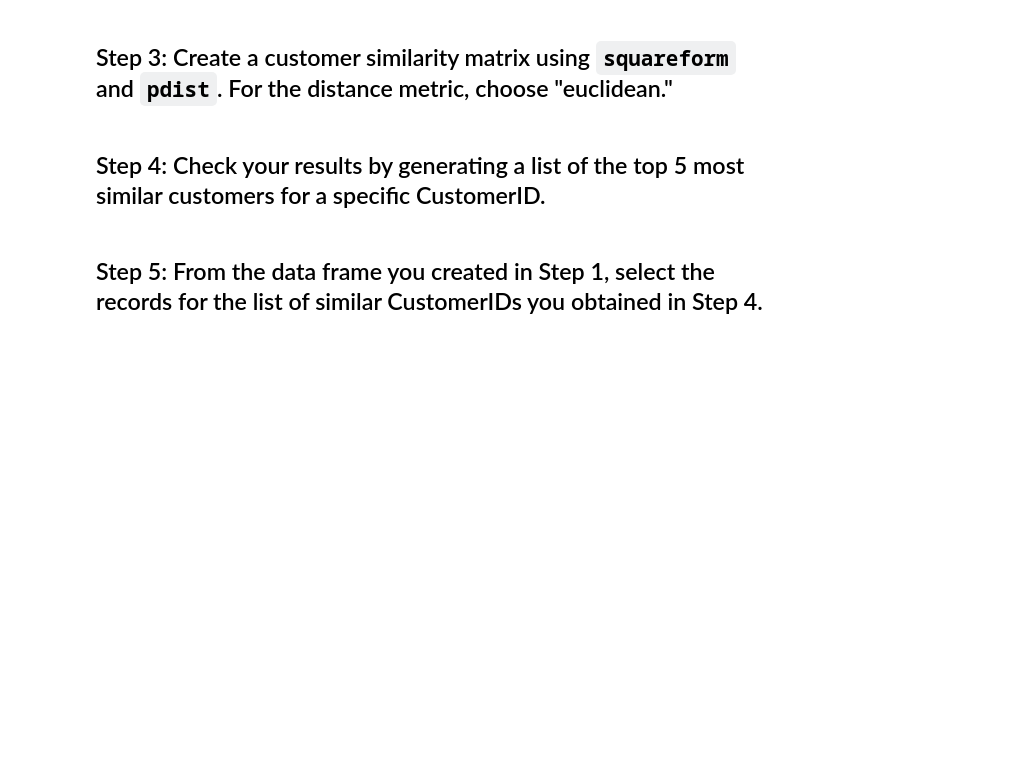
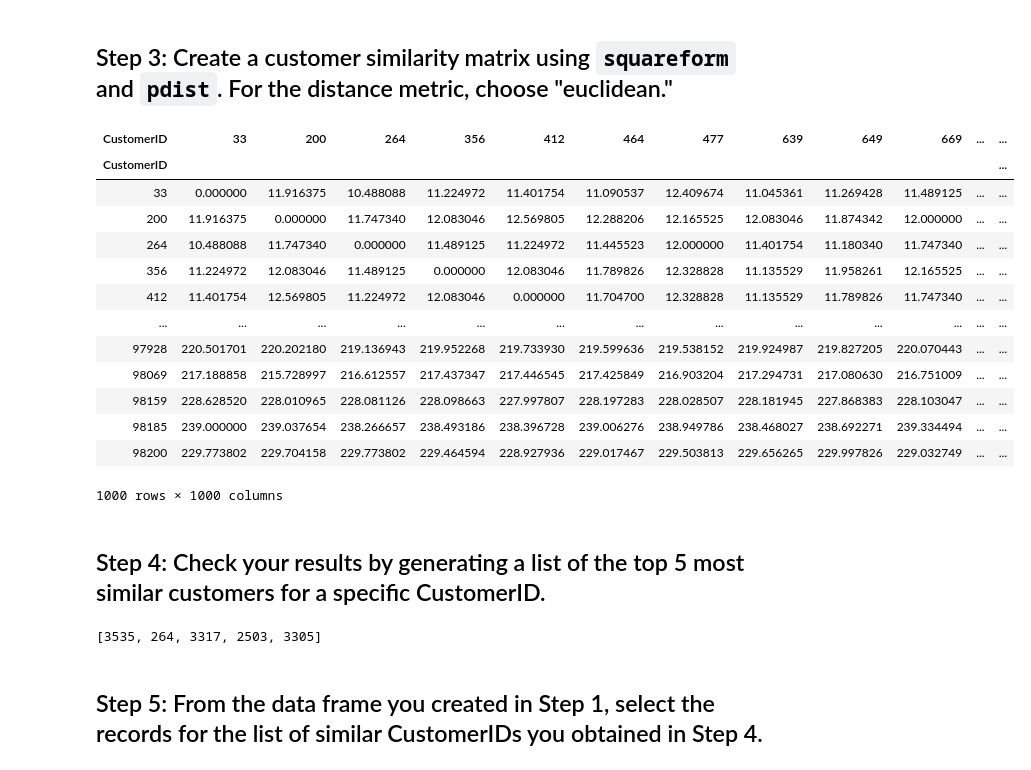
Before and after one commit to ta-datapt-bcn/lab-intro-recommender-systems, a Jupyter notebook: your-code/main.ipynb, the cells around one changed output. Cells and saved outputs as stored; diff of their text form; code cells hidden in the pictures; blank space fills up the shorter version.

```diff
--- a/your-code/main.ipynb
+++ b/your-code/main.ipynb
@@ -8,6 +8,6 @@ For this lab, we are going to be putting together a user similarity based recomm
 import pandas as pd
 from scipy.spatial.distance import pdist, squareform
 # %%
-data = pd.read_csv('./data/customer_product_sales.csv')
+data = pd.read_csv('../data/customer_product_sales.csv')
 # %%
 data.head()
@@ -15,3 +22,6 @@ data.head()
 ## Step 1: Create a data frame that contains the total quantity of each product purchased by each customer.
 
 You will need to group by CustomerID and ProductName and then sum the Quantity field.
+# %%
+df = pd.DataFrame(data.groupby(['CustomerID', 'ProductName']).Quantity.sum())
+df = df.reset_index()
@@ -19,3 +45,6 @@ You will need to group by CustomerID and ProductName and then sum the Quantity f
 ## Step 2: Use the `pivot_table` method to create a product by customer matrix.
 
 The rows of the matrix should represent the products, the columns should represent the customers, and the values should be the quantities of each product purchased by each customer. You will also need to replace nulls with zeros, which you can do using the `fillna` method.
+# %%
+product_by_customer = df.pivot_table(index=["CustomerID"], columns=["ProductName"], values=["Quantity"]).fillna(0)
+product_by_customer
@@ -22,6 +67,44 @@ The rows of the matrix should represent the products, the columns should represe
 # %% [markdown]
 ## Step 3: Create a customer similarity matrix using `squareform` and `pdist`. For the distance metric, choose "euclidean."
+# %%
+#since it's euclidean it's the distance, to get the similarity would need to normalize the data first
+
+def distancia(summary, metric='euclidean'):
+    pairwise = pd.DataFrame(
+        squareform(pdist(summary, metric)),
+        columns = summary.index,
+        index = summary.index
+    )
+    return pairwise
+# %%
+euclidean_dist = distancia(product_by_customer)
+euclidean_dist
+# %% [output]
+| CustomerID | 33 | 200 | 264 | 356 | 412 | 464 | 477 | 639 | 649 | 669 | ... | ... |
+| CustomerID |  |  |  |  |  |  |  |  |  |  |  | ... |
+| 33 | 0.000000 | 11.916375 | 10.488088 | 11.224972 | 11.401754 | 11.090537 | 12.409674 | 11.045361 | 11.269428 | 11.489125 | ... | ... |
+| 200 | 11.916375 | 0.000000 | 11.747340 | 12.083046 | 12.569805 | 12.288206 | 12.165525 | 12.083046 | 11.874342 | 12.000000 | ... | ... |
+| 264 | 10.488088 | 11.747340 | 0.000000 | 11.489125 | 11.224972 | 11.445523 | 12.000000 | 11.401754 | 11.180340 | 11.747340 | ... | ... |
+| 356 | 11.224972 | 12.083046 | 11.489125 | 0.000000 | 12.083046 | 11.789826 | 12.328828 | 11.135529 | 11.958261 | 12.165525 | ... | ... |
+| 412 | 11.401754 | 12.569805 | 11.224972 | 12.083046 | 0.000000 | 11.704700 | 12.328828 | 11.135529 | 11.789826 | 11.747340 | ... | ... |
+| ... | ... | ... | ... | ... | ... | ... | ... | ... | ... | ... | ... | ... |
+| 97928 | 220.501701 | 220.202180 | 219.136943 | 219.952268 | 219.733930 | 219.599636 | 219.538152 | 219.924987 | 219.827205 | 220.070443 | ... | ... |
+| 98069 | 217.188858 | 215.728997 | 216.612557 | 217.437347 | 217.446545 | 217.425849 | 216.903204 | 217.294731 | 217.080630 | 216.751009 | ... | ... |
+| 98159 | 228.628520 | 228.010965 | 228.081126 | 228.098663 | 227.997807 | 228.197283 | 228.028507 | 228.181945 | 227.868383 | 228.103047 | ... | ... |
+| 98185 | 239.000000 | 239.037654 | 238.266657 | 238.493186 | 238.396728 | 239.006276 | 238.949786 | 238.468027 | 238.692271 | 239.334494 | ... | ... |
+| 98200 | 229.773802 | 229.704158 | 229.773802 | 229.464594 | 228.927936 | 229.017467 | 229.503813 | 229.656265 | 229.997826 | 229.032749 | ... | ... |
+1000 rows × 1000 columns
 # %% [markdown]
 ## Step 4: Check your results by generating a list of the top 5 most similar customers for a specific CustomerID.
+# %%
+similar_customers = euclidean_dist.sort_values(33).iloc[1:6, :][[33]].index.to_list()
+#.sort_values(33) sorting by 33 column, which is customer ID, so here indicate by which customer want to filter
+#.iloc[1:6, :] showing 2 to 5 rows, don't want to show the first one because it's the customer itself. : show all column
+# [[33]] only show column 33, which has to match with id in sort
+#index.to_list() only showing indexes and adding to list
+similar_customers
+#returning the list that containt customer IDs becuase matrix is done from IDs
+# %% [output]
+[3535, 264, 3317, 2503, 3305]
 # %% [markdown]
 ## Step 5: From the data frame you created in Step 1, select the records for the list of similar CustomerIDs you obtained in Step 4.
```
Also changed, not shown: parts of 12 cells of this notebook, 1 other file.
